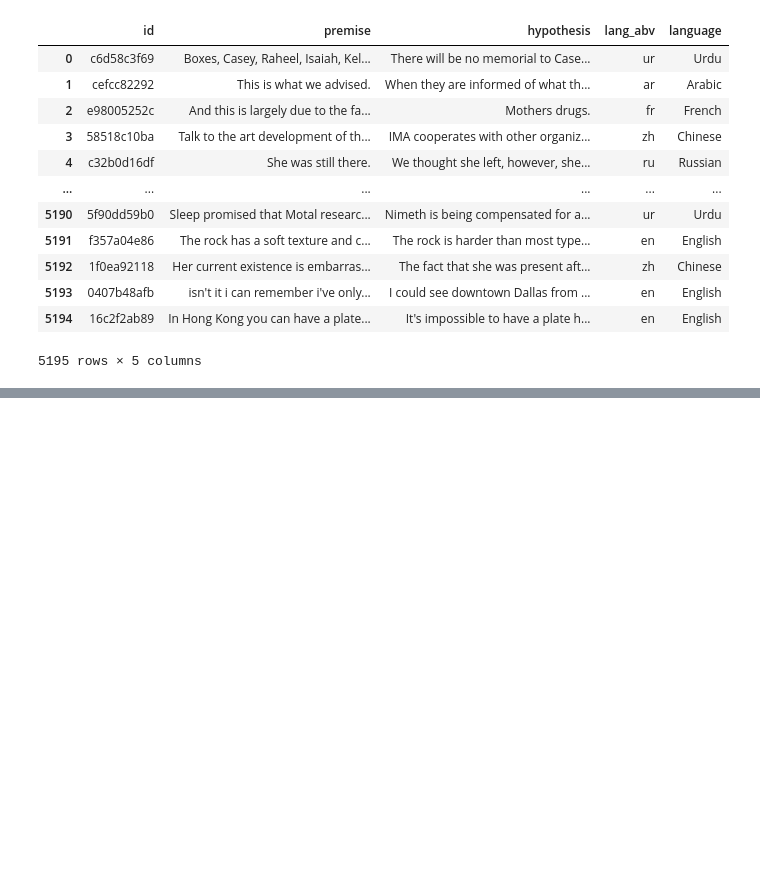
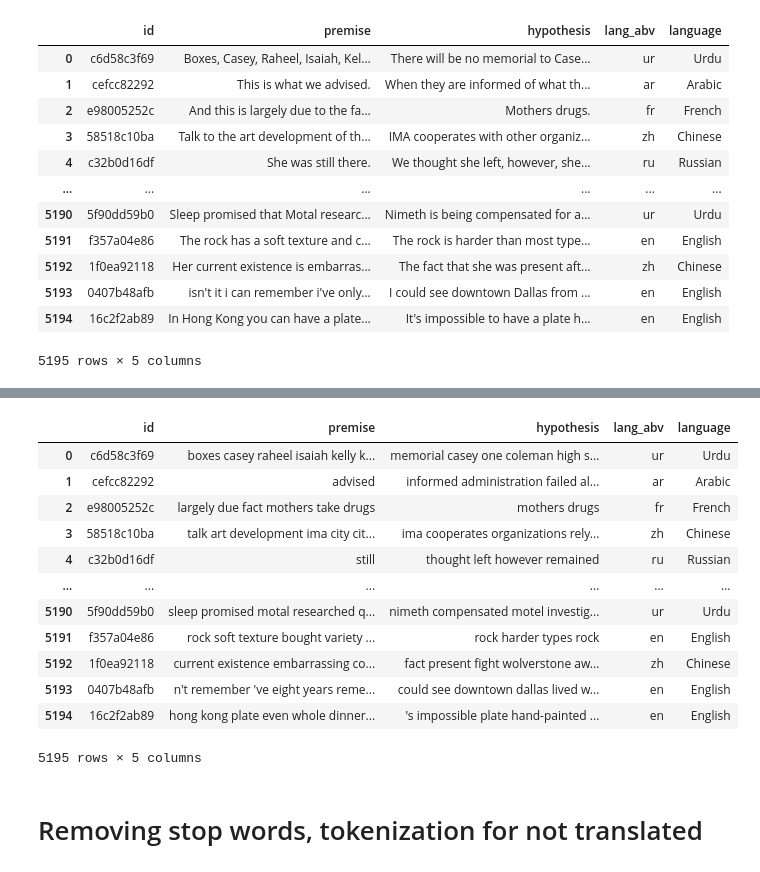
Before and after one commit to LukaszGrabarski/WB2, a Jupyter notebook: preprocess.ipynb, the cells around one changed output, grey strips where cells are left out. Cells and saved outputs as stored; diff of their text form; code cells hidden in the pictures; blank space fills up the shorter version.

```diff
--- a/preprocess.ipynb
+++ b/preprocess.ipynb
@@ -155,0 +235,16 @@ test_translated.to_csv('test_translated.csv', index=False)
+# %%
+test_df
+# %% [output]
+|  | id | premise | hypothesis | lang_abv | language |
+| 0 | c6d58c3f69 | boxes casey raheel isaiah kelly k... | memorial casey one coleman high s... | ur | Urdu |
+| 1 | cefcc82292 | advised | informed administration failed al... | ar | Arabic |
+| 2 | e98005252c | largely due fact mothers take drugs | mothers drugs | fr | French |
+| 3 | 58518c10ba | talk art development ima city cit... | ima cooperates organizations rely... | zh | Chinese |
+| 4 | c32b0d16df | still | thought left however remained | ru | Russian |
+| ... | ... | ... | ... | ... | ... |
+| 5190 | 5f90dd59b0 | sleep promised motal researched q... | nimeth compensated motel investig... | ur | Urdu |
+| 5191 | f357a04e86 | rock soft texture bought variety ... | rock harder types rock | en | English |
+| 5192 | 1f0ea92118 | current existence embarrassing co... | fact present fight wolverstone aw... | zh | Chinese |
+| 5193 | 0407b48afb | n't remember 've eight years reme... | could see downtown dallas lived w... | en | English |
+| 5194 | 16c2f2ab89 | hong kong plate even whole dinner... | 's impossible plate hand-painted ... | en | English |
+5195 rows × 5 columns
@@ -155,0 +255,2 @@ test_translated.to_csv('test_translated.csv', index=False)
+# %% [markdown]
+# Removing stop words, tokenization for not translated
```
Also changed, not shown: parts of 17 cells of this notebook, 1 other file.
